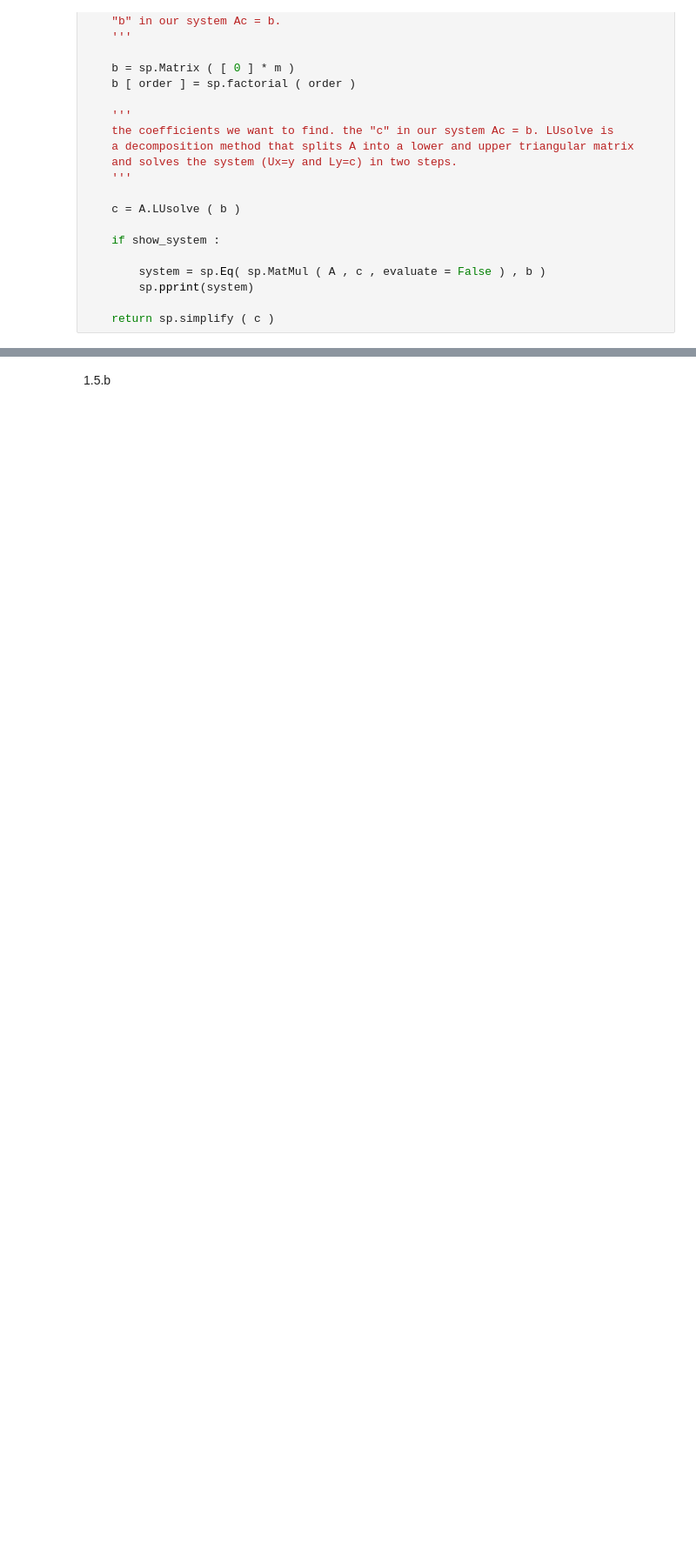
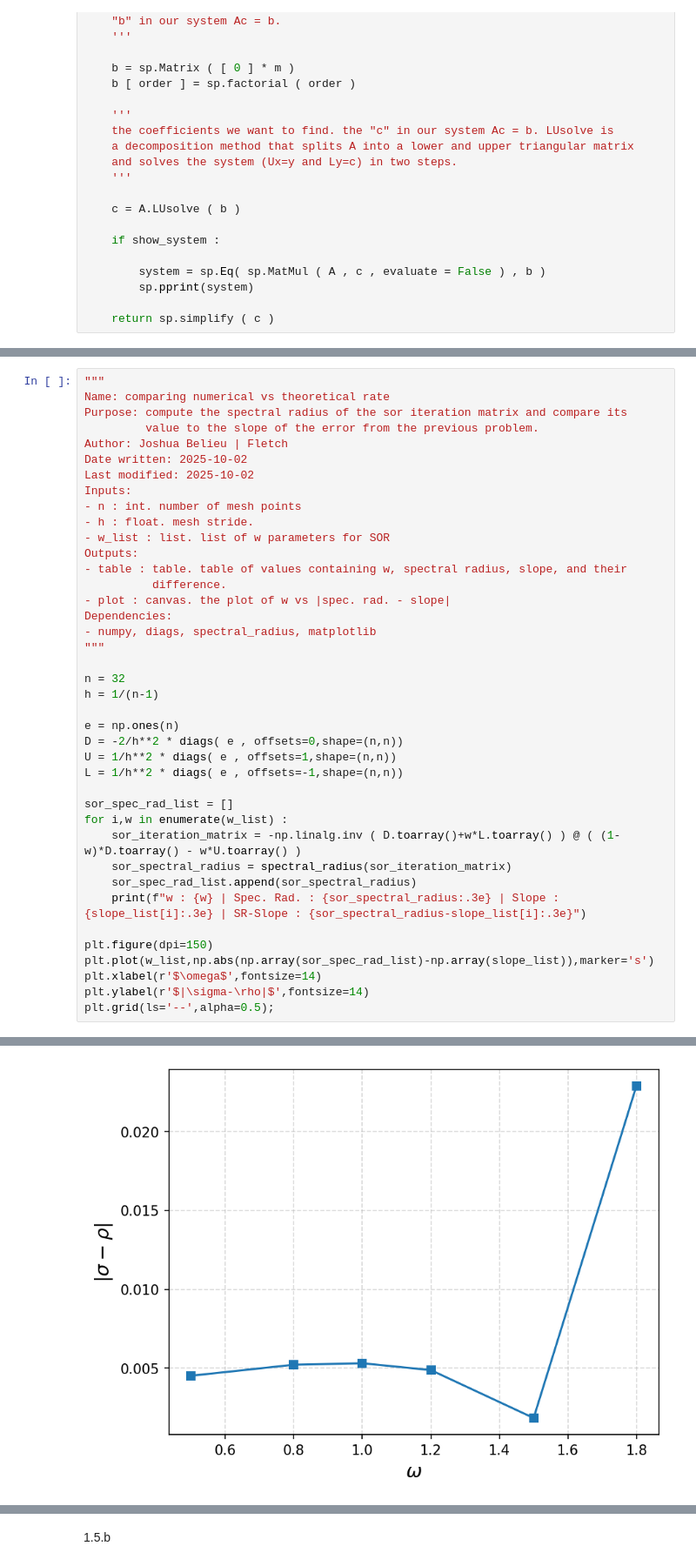
Before and after one commit to jabelieu/nmfde_class, a Jupyter notebook: hw2_jab.ipynb, the cells around one changed output, grey strips where cells are left out. Shown at 87% size. Saved outputs shown, nothing was run; the diff lists cells and outputs as text; blank space fills up the shorter version.

```diff
--- a/hw2_jab.ipynb
+++ b/hw2_jab.ipynb
@@ -242,0 +635,41 @@ Final Stats :
+# %%
+"""
+Name: comparing numerical vs theoretical rate
+Purpose: compute the spectral radius of the sor iteration matrix and compare its
+         value to the slope of the error from the previous problem.
+Author: Joshua Belieu | Fletch
+Date written: 2025-10-02
+Last modified: 2025-10-02
+Inputs:
+- n : int. number of mesh points
+- h : float. mesh stride.
+- w_list : list. list of w parameters for SOR
+Outputs:
+- table : table. table of values containing w, spectral radius, slope, and their
+          difference.
+- plot : canvas. the plot of w vs |spec. rad. - slope|
+Dependencies:
+- numpy, diags, spectral_radius, matplotlib
+"""
+
+n = 32
+h = 1/(n-1)
+
+e = np.ones(n)
+D = -2/h**2 * diags( e , offsets=0,shape=(n,n))
+U = 1/h**2 * diags( e , offsets=1,shape=(n,n))
+L = 1/h**2 * diags( e , offsets=-1,shape=(n,n))
+
+sor_spec_rad_list = []
+for i,w in enumerate(w_list) :
+    sor_iteration_matrix = -np.linalg.inv ( D.toarray()+w*L.toarray() ) @ ( (1-w)*D.toarray() - w*U.toarray() )
+    sor_spectral_radius = spectral_radius(sor_iteration_matrix)
+    sor_spec_rad_list.append(sor_spectral_radius)
+    print(f"w : {w} | Spec. Rad. : {sor_spectral_radius:.3e} | Slope : {slope_list[i]:.3e} | SR-Slope : {sor_spectral_radius-slope_list[i]:.3e}")
+
+plt.figure(dpi=150)
+plt.plot(w_list,np.abs(np.array(sor_spec_rad_list)-np.array(slope_list)),marker='s')
+plt.xlabel(r'$\omega$',fontsize=14)
+plt.ylabel(r'$|\sigma-\rho|$',fontsize=14)
+plt.grid(ls='--',alpha=0.5);
+# %% [output]
@@ -242,0 +682 @@ Final Stats :
+[figure, added]
```
Also changed, not shown: parts of 24 cells of this notebook.
